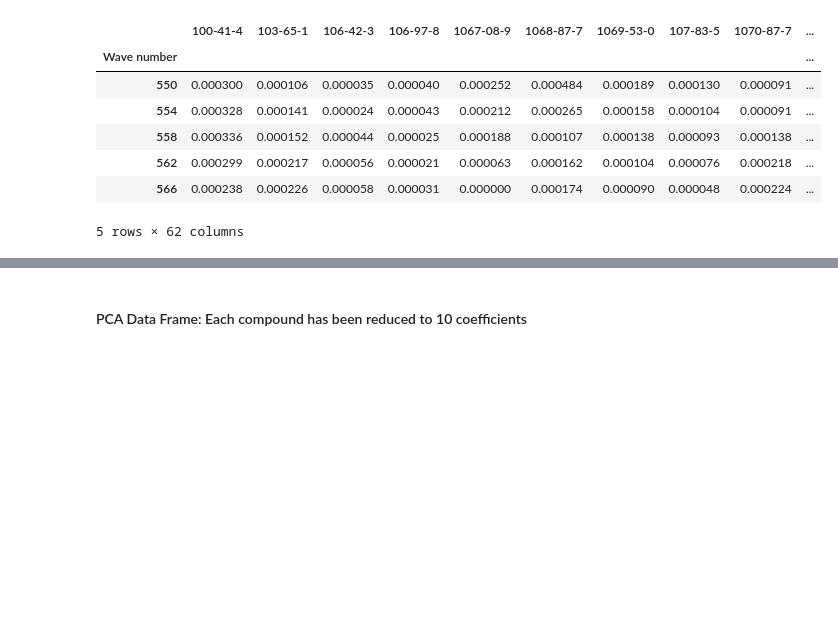
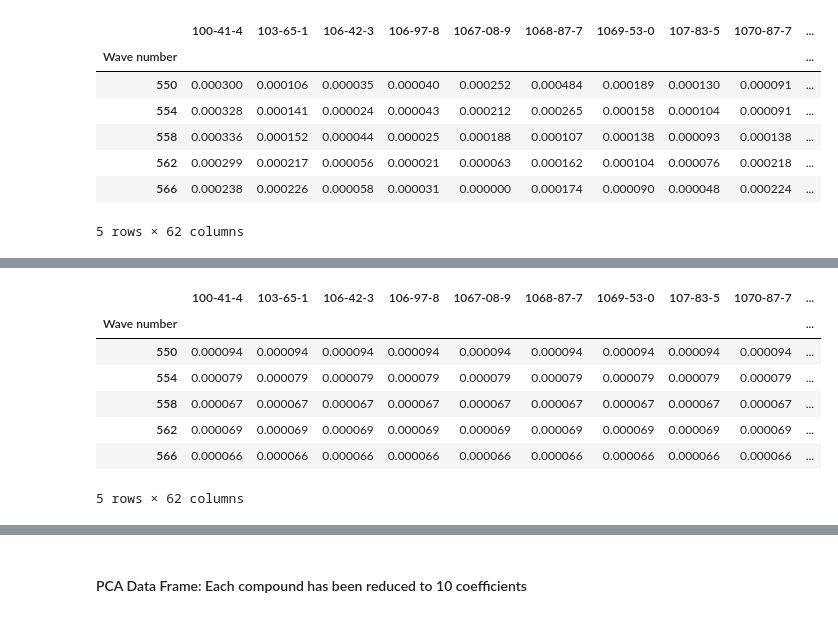
Before and after one commit to BrandonJvV/OctaneNumber, a Jupyter notebook: Normalization.ipynb, the cells around one changed output, grey strips where cells are left out. Saved outputs shown, nothing was run; the diff lists cells and outputs as text; code cells hidden in the pictures; blank space fills up the shorter version.

```diff
--- a/Normalization.ipynb
+++ b/Normalization.ipynb
@@ -85,3 +91,15 @@ PCA transformation - 10 component vector
+# %%
+zMean = nf - means
+zMean.head()
+# %% [output]
+|  | 100-41-4 | 103-65-1 | 106-42-3 | 106-97-8 | 1067-08-9 | 1068-87-7 | 1069-53-0 | 107-83-5 | 1070-87-7 | ... |
+| Wave number |  |  |  |  |  |  |  |  |  | ... |
+| 550 | 0.000094 | 0.000094 | 0.000094 | 0.000094 | 0.000094 | 0.000094 | 0.000094 | 0.000094 | 0.000094 | ... |
+| 554 | 0.000079 | 0.000079 | 0.000079 | 0.000079 | 0.000079 | 0.000079 | 0.000079 | 0.000079 | 0.000079 | ... |
+| 558 | 0.000067 | 0.000067 | 0.000067 | 0.000067 | 0.000067 | 0.000067 | 0.000067 | 0.000067 | 0.000067 | ... |
+| 562 | 0.000069 | 0.000069 | 0.000069 | 0.000069 | 0.000069 | 0.000069 | 0.000069 | 0.000069 | 0.000069 | ... |
+| 566 | 0.000066 | 0.000066 | 0.000066 | 0.000066 | 0.000066 | 0.000066 | 0.000066 | 0.000066 | 0.000066 | ... |
+5 rows × 62 columns
 # %%
 from sklearn.decomposition import PCA
 
```
Also changed, not shown: parts of 10 cells of this notebook.
